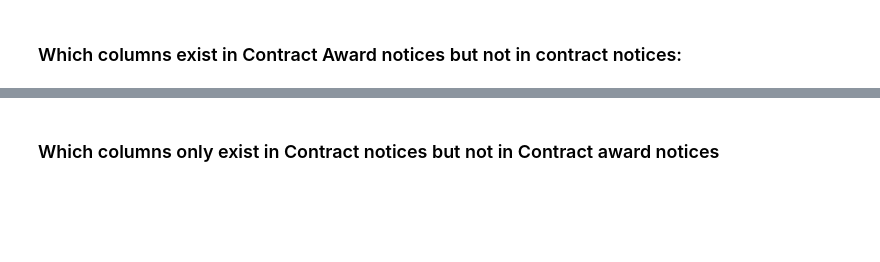
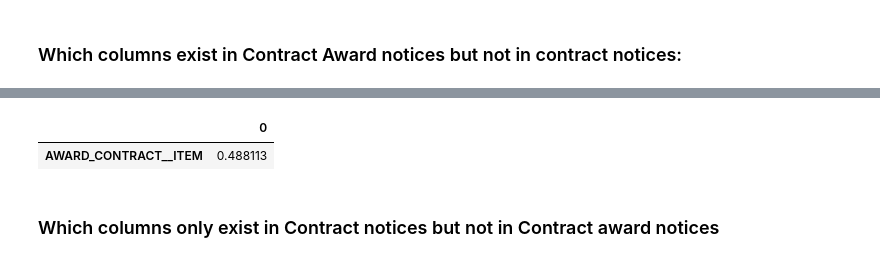
Before and after one commit to nfreundlich/CS498-CCA-CourseProject, a Jupyter notebook: notebooks/column_exploration.ipynb, the cells around one changed output, grey strips where cells are left out. Cells and saved outputs as stored; diff of their text form; code cells hidden in the pictures; blank space fills up the shorter version.

```diff
--- a/notebooks/column_exploration.ipynb
+++ b/notebooks/column_exploration.ipynb
@@ -369,3 +418,13 @@ pd.DataFrame(empty_cols_4[empty_cols_4 > 0.95].sort_values(ascending=False))
+# %%
+for col in empty_cols_4[empty_cols_4 < 0.5].index:
+    if col not in reported_cols:
+        reported_cols.append(col)
+
+# columns which are empty less than 50% of the time
+pd.DataFrame(empty_cols_4[empty_cols_4 < 0.5].sort_values(ascending=False))
+# %% [output]
+|  | 0 |
+| AWARD_CONTRACT__ITEM | 0.488113 |
 # %% [markdown]
 ### Which columns only exist in Contract notices but not in Contract award notices
 # %%
```
Also changed, not shown: parts of 22 cells of this notebook, 5 other files.
